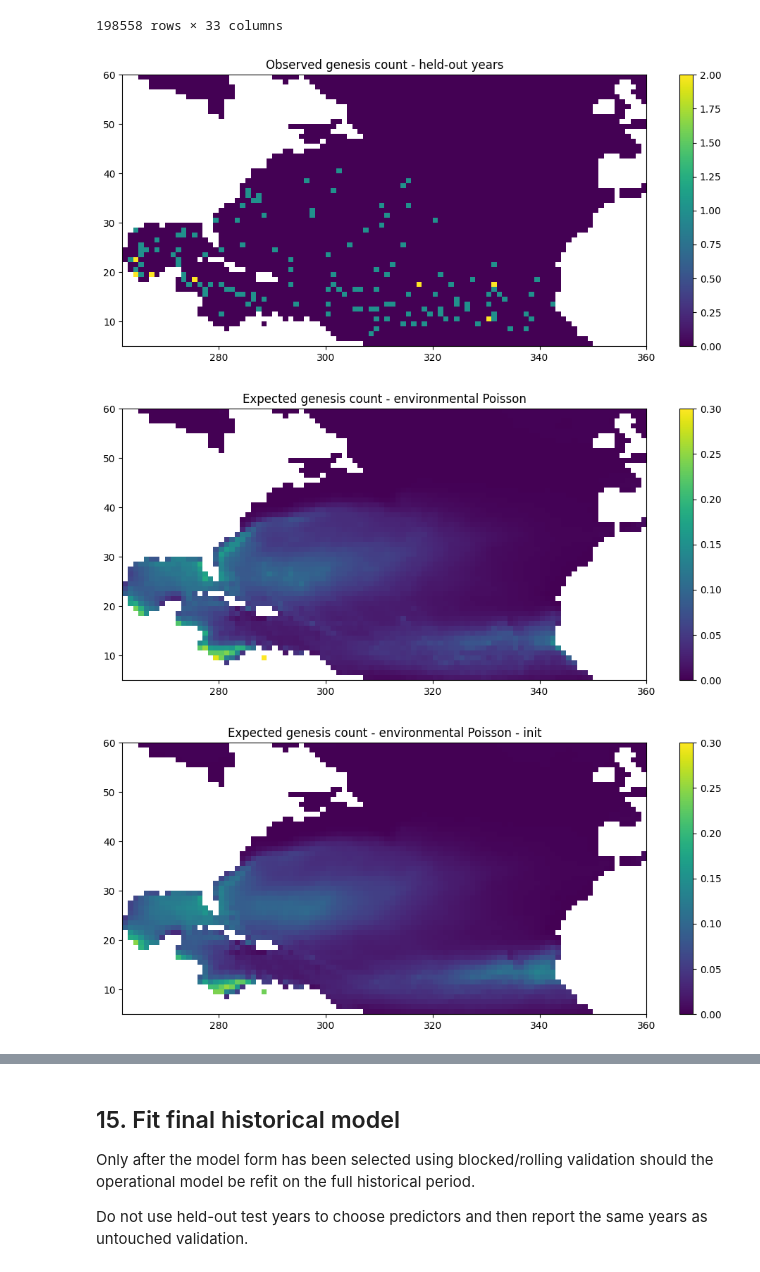
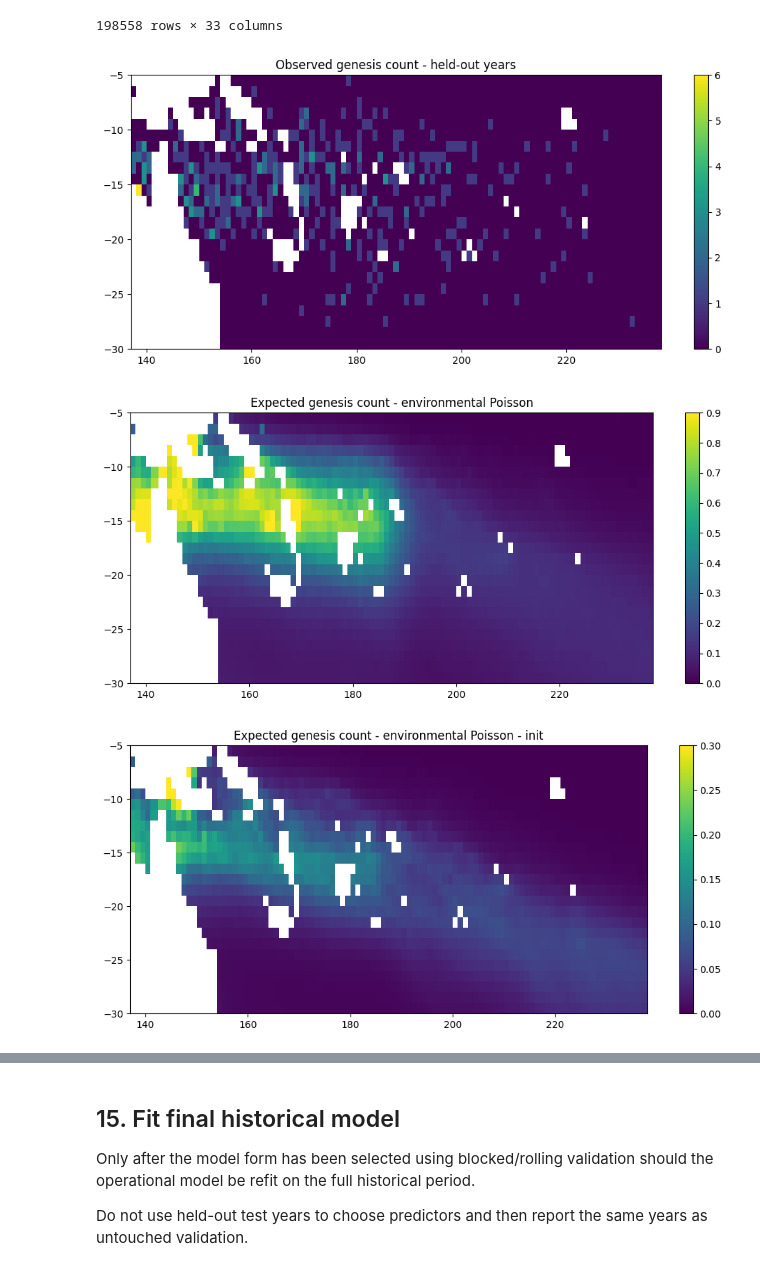
Before and after one commit to Catmosphere314/CATMOSPHERE-STORM, a Jupyter notebook: NOTEBOOKS/SP_tc_genesis_poisson_1deg_v1.ipynb, the cells around one changed output, grey strips where cells are left out. Saved outputs shown, nothing was run; the diff lists cells and outputs as text; code cells hidden in the pictures.

Commit message:
docs: genesis notebooks

```diff
--- a/NOTEBOOKS/SP_tc_genesis_poisson_1deg_v1.ipynb
+++ b/NOTEBOOKS/SP_tc_genesis_poisson_1deg_v1.ipynb
@@ -724,7 +749,7 @@ def prepare_genesis_events(genesis: pd.DataFrame, cfg: GenesisConfig) -> pd.Data
     return g
 
 
-genesis = prepare_genesis_events(genesis_na, CFG)
+genesis = prepare_genesis_events(genesis_sp, CFG)
 # %% [markdown]
 ## 6. Assign observed genesis events to the existing 1° STORM cells
 
@@ -1614,7 +1645,7 @@ plt.show()
 train_eta, test_eta = prepare_clipped_eta(
         train,
         test,
-        3.5e-5,
+        4e-5,
     )
 
 FORMULA_BASE = "genesis_count ~ C(month) + z_pi + z_rh600 + z_vws + z_eta_clip + z_w500"
@@ -1663,11 +1694,9 @@ m_region_month = smf.glm(
 
 
 REGIONS = [
-    "south_caribbean",
-    "north_caribbean",
-    "gulf",
-    "mdr",
-    "subtropical",
+    "western_south_pacific",
+    "eastern_south_pacific",
+    "central_south_pacific"
 ]
 # %%
 region_grid = (
@@ -1754,7 +1783,7 @@ for sigma in SIGMA_CV:
         on=["latitude", "longitude"],
         how="left",
     )
-    REFERENCE_REGION = "subtropical"
+    REFERENCE_REGION = "central_south_pacific"
 
     varying_regions = [r for r in regions if r != REFERENCE_REGION]
     region_terms = " + ".join(f"w_{r}" for r in varying_regions)
@@ -2011,13 +2289,8 @@ historical_soft["mu_smooth"] = m_soft_region_month.predict(
     historical_soft,
     offset=historical_soft["log_exposure"],
 )
-historical_soft["mu_trend"] = m_trend.predict(
+historical_soft["mu_trend"] = m_region_roni_ndj.predict(
     historical_soft,
     offset=historical_soft["log_exposure"],
 )
-
-historical_soft["mu_trend_bis"] = m_trend_bis.predict(
-    historical_soft,
-    offset=historical_soft["log_exposure"],
-)
 # %%
@@ -2802,62 +3076,43 @@ def spatial_summary(df: pd.DataFrame, mu_col: str) -> pd.DataFrame:
     )
 
 
-spatial = spatial_summary(test, "mu_m2")
+spatial = spatial_summary(historical_soft, "mu_smooth")
 spatial_init = spatial_summary(test, "mu_m1")
 spatial_bis = spatial_summary(train, "genesis_count")
 spatial_ter = spatial_summary(test_eta, "genesis_count")
 
-spatial_quat = spatial_summary(test_eta, "mu_m_varying")
-spatial_cinq = spatial_summary(test_eta, "mu_m_pi_varying")
 
 obs = spatial.pivot(index="latitude", columns="longitude", values="observed")
 obs2 = spatial_bis.pivot(index="latitude", columns="longitude", values="observed")
 exp = spatial.pivot(index="latitude", columns="longitude", values="expected")
 exp_init = spatial_init.pivot(index="latitude", columns="longitude", values="expected")
-vary = spatial_quat.pivot(index="latitude", columns="longitude", values="expected")
-vary2 = spatial_cinq.pivot(index="latitude", columns="longitude", values="expected")
 
 fig, ax = plt.subplots(figsize=(12, 5))
 im = ax.pcolormesh(obs.columns, obs.index, obs.values, shading="auto")
 ax.set_title("Observed genesis count - held-out years")
 plt.colorbar(im, ax=ax)
 plt.show()
 
 fig, ax = plt.subplots(figsize=(12, 5))
-im = ax.pcolormesh(exp.columns, exp.index, exp.values, shading="auto", vmax=0.3, vmin=0)
+im = ax.pcolormesh(exp.columns, exp.index, exp.values, shading="auto", vmax=0.9, vmin=0)
 ax.set_title("Expected genesis count - environmental Poisson")
 plt.colorbar(im, ax=ax)
 plt.show()
 
 fig, ax = plt.subplots(figsize=(12, 5))
 im = ax.pcolormesh(
     exp_init.columns, exp_init.index, exp_init.values, shading="auto", vmax=0.3, vmin=0
 )
 ax.set_title("Expected genesis count - environmental Poisson - init")
 plt.colorbar(im, ax=ax)
 plt.show()
 
 fig, ax = plt.subplots(figsize=(12, 5))
 im = ax.pcolormesh(obs2.columns, obs2.index, obs2.values, shading="auto")
 ax.set_title("Observed genesis count - train years")
 plt.colorbar(im, ax=ax)
 plt.show()
-
-
-fig, ax = plt.subplots(figsize=(12, 5))
-im = ax.pcolormesh(vary.columns, vary.index, vary.values, shading="auto", vmax=0.3, vmin=0)
-ax.set_title("Expected genesis count - environmental varying df3 Poisson")
-plt.colorbar(im, ax=ax)
-plt.show()
-
-fig, ax = plt.subplots(figsize=(12, 5))
-im = ax.pcolormesh(
-    vary2.columns, vary2.index, vary2.values, shading="auto", vmax=0.3, vmin=0
-)
-ax.set_title("Expected genesis count - environmental varying df3 PI Poisson")
-plt.colorbar(im, ax=ax)
-plt.show()
 # %% [output]
-[figure, old version]
+[figure, new version]
-[figure, old version]
+[figure, new version]
-[figure, old version]
+[figure, new version]
```
Also changed, not shown: parts of 35 cells of this notebook.
